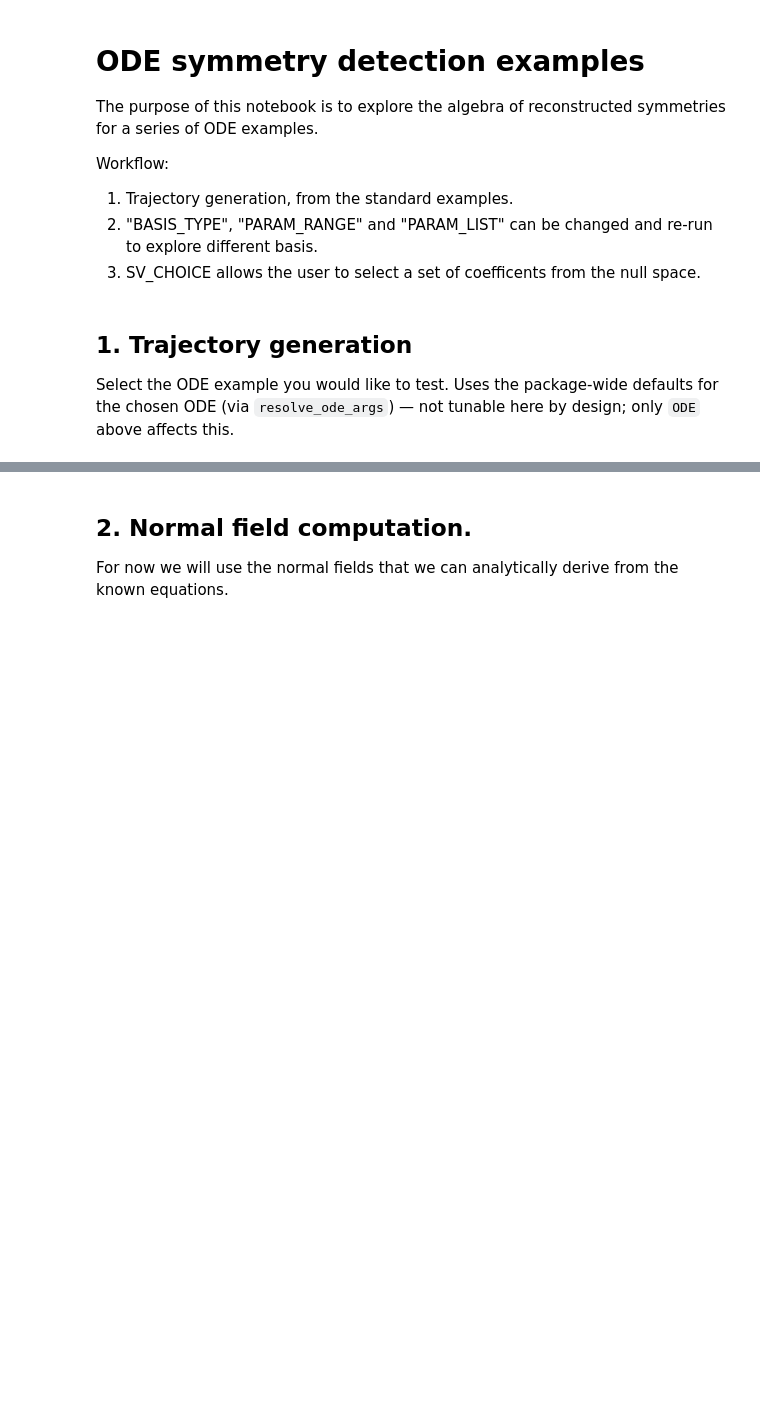
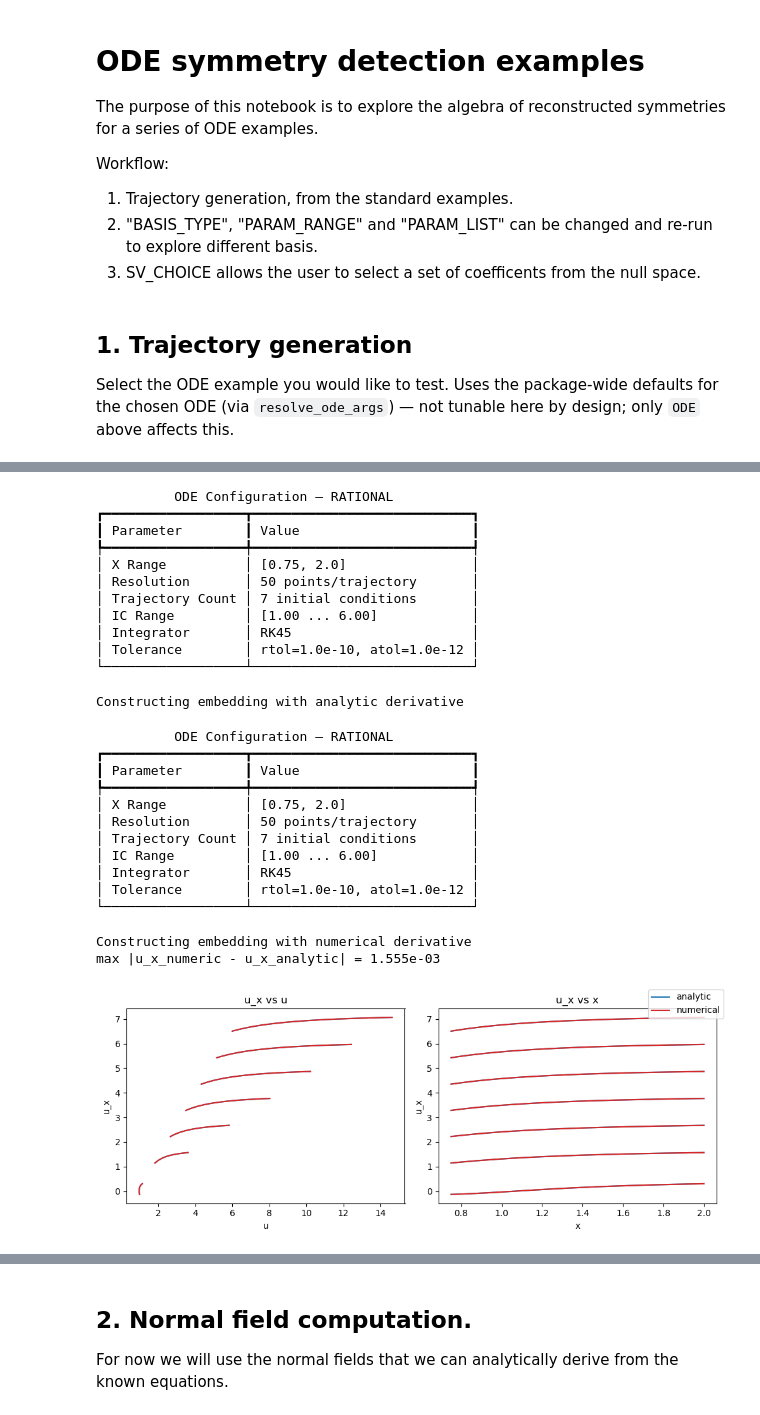
Before and after one commit to rros22/symmetry-detection, a Jupyter notebook: notebooks/ode_symmetry_explorer.ipynb, the cells around one changed output, grey strips where cells are left out. Drawn from its saved outputs; the diff is of its cells as text; code cells hidden in the pictures; blank space fills up the shorter version.

```diff
--- a/notebooks/ode_symmetry_explorer.ipynb
+++ b/notebooks/ode_symmetry_explorer.ipynb
@@ -99,0 +120,76 @@ ODE = 'rational'
+# %%
+X_analytic = gtr.generate_equation_manifold(
+    ode_name=ode_args.ode,
+    x_start=ode_args.start,
+    x_end=ode_args.end,
+    initial_conditions=ode_args.initial_conditions,
+    num_points=num_points,
+    method=ode_args.method,
+    rtol=ode_args.rtol,
+    atol=ode_args.atol,
+    analytic_derivative=True
+)
+X_numeric = gtr.generate_equation_manifold(
+    ode_name=ode_args.ode,
+    x_start=ode_args.start,
+    x_end=ode_args.end,
+    initial_conditions=ode_args.initial_conditions,
+    num_points=num_points,
+    method=ode_args.method,
+    rtol=ode_args.rtol,
+    atol=ode_args.atol,
+    analytic_derivative=False
+)
+
+print(f"max |u_x_numeric - u_x_analytic| = {np.max(np.abs(X_analytic[:, 2, :] - X_numeric[:, 2, :])):.3e}")
+
+deriv_fig, (ax_u, ax_x) = plt.subplots(1, 2, figsize=(10, 4))
+
+for trajectory in X_analytic:
+    ax_u.plot(trajectory[1, :], trajectory[2, :], color="tab:blue", label="analytic")
+    ax_x.plot(trajectory[0, :], trajectory[2, :], color="tab:blue", label="analytic")
+
+for trajectory in X_numeric:
+    ax_u.plot(trajectory[1, :], trajectory[2, :], color="tab:red", label="numerical")
+    ax_x.plot(trajectory[0, :], trajectory[2, :], color="tab:red", label="numerical")
+
+ax_u.set_xlabel("u")
+ax_u.set_ylabel("u_x")
+ax_u.set_title("u_x vs u")
+
+ax_x.set_xlabel("x")
+ax_x.set_ylabel("u_x")
+ax_x.set_title("u_x vs x")
+
+handles, labels = ax_u.get_legend_handles_labels()
+by_label = dict(zip(labels, handles))
+deriv_fig.legend(by_label.values(), by_label.keys(), loc="upper right")
+
+deriv_fig.tight_layout()
+# %% [output]
+          ODE Configuration — RATIONAL
+┏━━━━━━━━━━━━━━━━━━┳━━━━━━━━━━━━━━━━━━━━━━━━━━━━┓
+┃ Parameter        ┃ Value                      ┃
+┡━━━━━━━━━━━━━━━━━━╇━━━━━━━━━━━━━━━━━━━━━━━━━━━━┩
+│ X Range          │ [0.75, 2.0]                │
+│ Resolution       │ 50 points/trajectory       │
+│ Trajectory Count │ 7 initial conditions       │
+│ IC Range         │ [1.00 ... 6.00]            │
+│ Integrator       │ RK45                       │
+│ Tolerance        │ rtol=1.0e-10, atol=1.0e-12 │
+└──────────────────┴────────────────────────────┘
+Constructing embedding with analytic derivative
+          ODE Configuration — RATIONAL
+┏━━━━━━━━━━━━━━━━━━┳━━━━━━━━━━━━━━━━━━━━━━━━━━━━┓
+┃ Parameter        ┃ Value                      ┃
+┡━━━━━━━━━━━━━━━━━━╇━━━━━━━━━━━━━━━━━━━━━━━━━━━━┩
+│ X Range          │ [0.75, 2.0]                │
+│ Resolution       │ 50 points/trajectory       │
+│ Trajectory Count │ 7 initial conditions       │
+│ IC Range         │ [1.00 ... 6.00]            │
+│ Integrator       │ RK45                       │
+│ Tolerance        │ rtol=1.0e-10, atol=1.0e-12 │
+└──────────────────┴────────────────────────────┘
+Constructing embedding with numerical derivative
+max |u_x_numeric - u_x_analytic| = 1.555e-03
+[figure, added]
```
Also changed, not shown: parts of 8 cells of this notebook, 9 other files.
